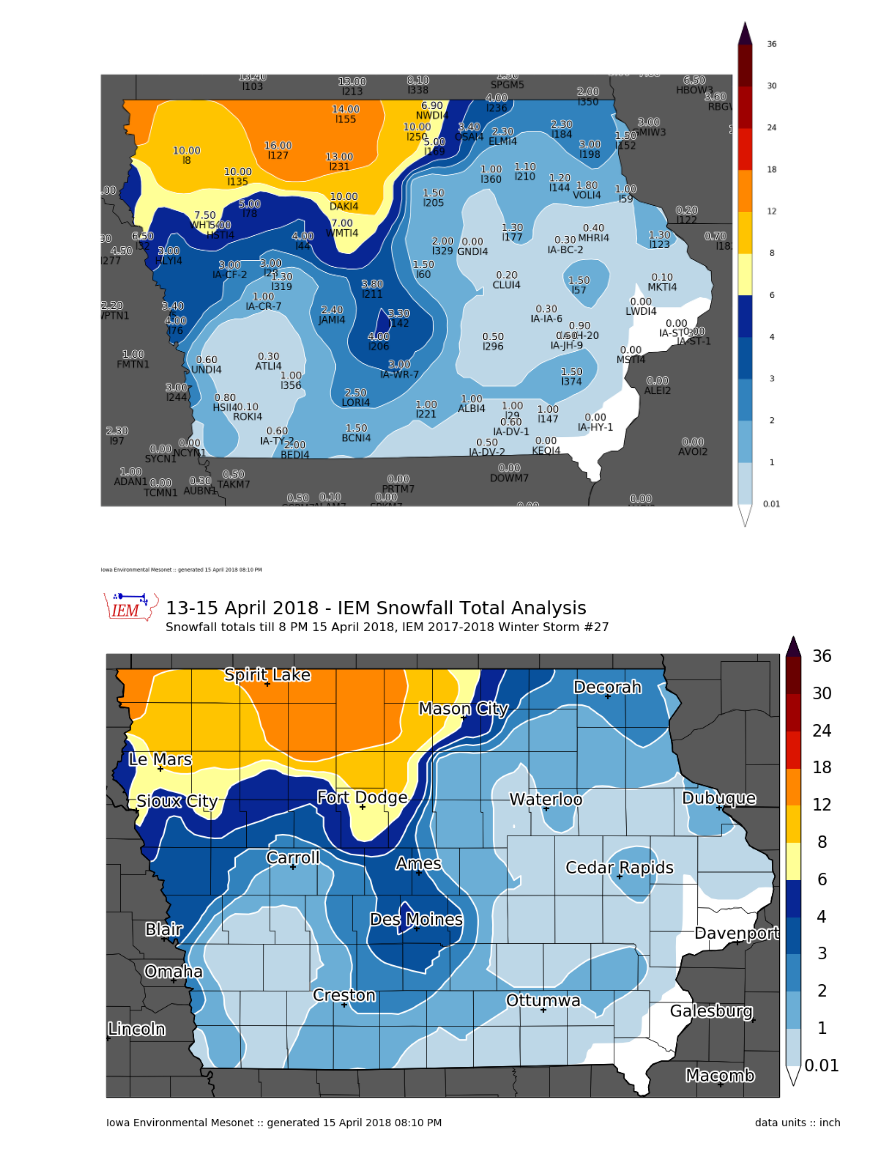
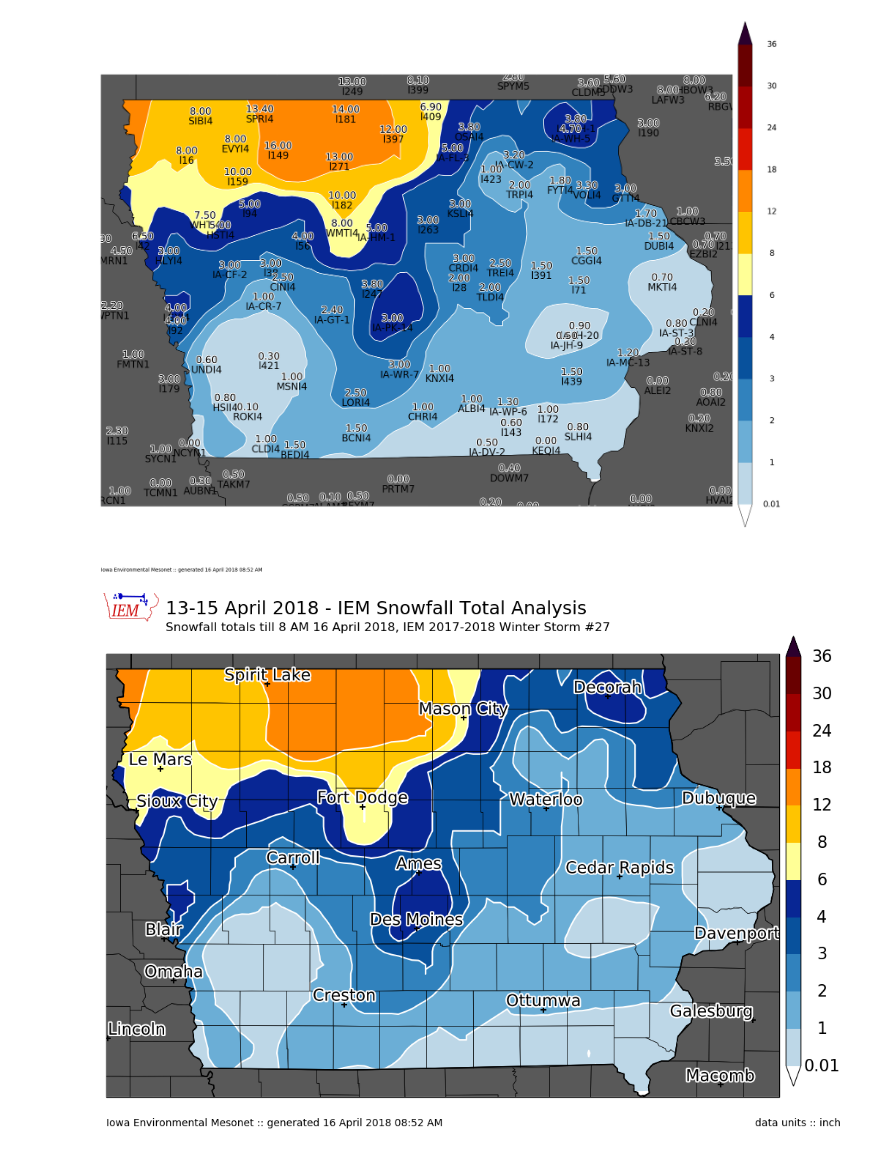
Before and after one commit to akrherz/DEV, a Jupyter notebook: coop/feature_snowfall_analysis.ipynb, the cells around one changed output. Cells and saved outputs as stored; diff of their text form; code cells hidden in the pictures.

```diff
--- a/coop/feature_snowfall_analysis.ipynb
+++ b/coop/feature_snowfall_analysis.ipynb
@@ -110,41 +110,44 @@ if len(newrows) > 0:
     df = df.append(newrows)
 df.set_index('label', inplace=True)
 # %%
-cull = ['SIXI4', 'HMNM5', 'CASI4', 'l0', 'l173', 'MSHI4', 'l194', 'MTAI4']
+cull = ['SIXI4', 'HMNM5', 'CASI4',  'MSHI4', 'MTAI4', 'MABM5', 'IA-BC-2', 'WRNM5',
+        'l146', 'LYNW3', 'LWDI4', 'BRKI4', 'l230', 'l6', 'CLUI4']
 if cull:
     df.at[cull, 'useme'] = False
 
 hardcode = [
-    ['l8', 10.],
-    ['l210', 1.1],
     ['ALBI4', 1.],
+    ['l16', 8.],
+    ['SIBI4', 8.],
+    ['BEDI4', 1.5],
+    ['IA-PK-14', 3.],
 
            ]
 for sid, val in hardcode:
     df.at[sid, 'val'] = val
 
 df.sort_values('val', ascending=True, inplace=True)
 df2 = df[df.useme]
 
 
 #xi, yi = np.meshgrid(iemre.XAXIS, iemre.YAXIS)
 #grid = inverse_distance(df2['lon'].values, df2['lat'].values,
 #                            df2['val'].values, xi, yi, 0.5)
 
 m = MapPlot(state='IA', sector='state', figsize=(20,18))
 #m.contourf(xi, yi, grid, clevs, cmap=cmap)
 vals = m.contourf(df2.lon.values, df2.lat.values, df2.val.values, clevs, cmap=cmap)
 np.save("1718_%s.npy" % (STORM_NUMBER, ), vals)
 m.plot_values(df2['lon'], df2['lat'], df2['val'], '%.2f', labels=df2.index.values, textsize=20,
               labeltextsize=20, labelbuffer=0)
 # %% [output]
-[figure, old version]
+[figure, new version]
 # %%
 # now we are ready to plot!
 
 m = MapPlot(sector='iowa',
             title='13-15 April 2018 - IEM Snowfall Total Analysis',
-            subtitle=("Snowfall totals till 8 PM 15 April 2018, "
+            subtitle=("Snowfall totals till 8 AM 16 April 2018, "
                       "IEM 2017-2018 Winter Storm #%s") % (STORM_NUMBER, ))
 m.contourf(df2.lon.values, df2.lat.values, df2.val.values, clevs, cmap=cmap,
           units='inch')
@@ -153,4 +156,4 @@ m.drawcounties()
 m.drawcities()
 m.postprocess(filename='180415.png')
 # %% [output]
-[figure, old version]
+[figure, new version]
```
Also changed, not shown: 1 other file.
